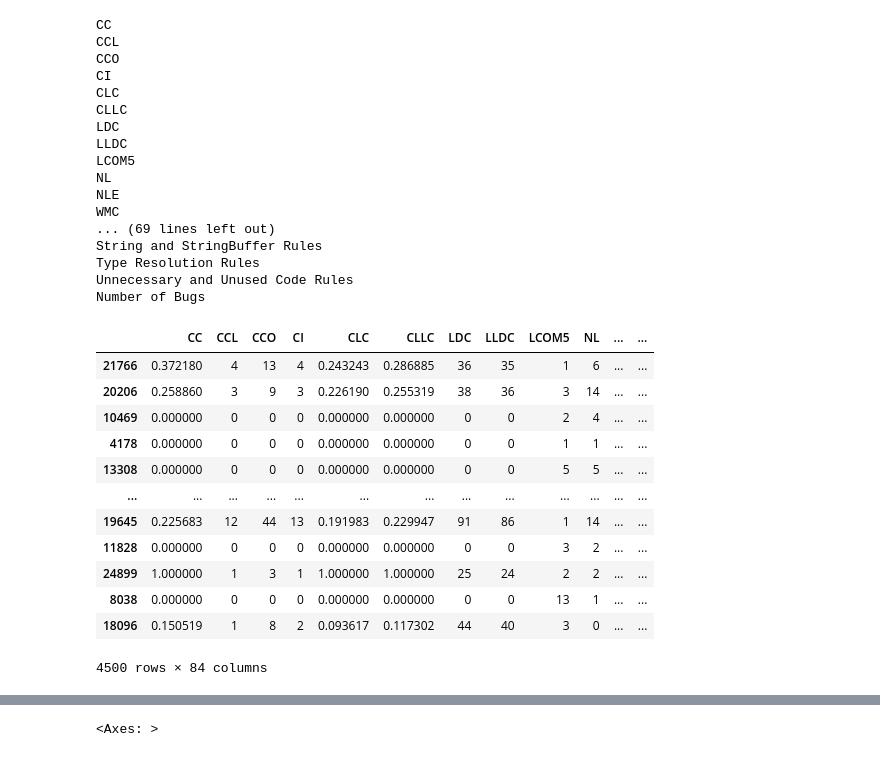
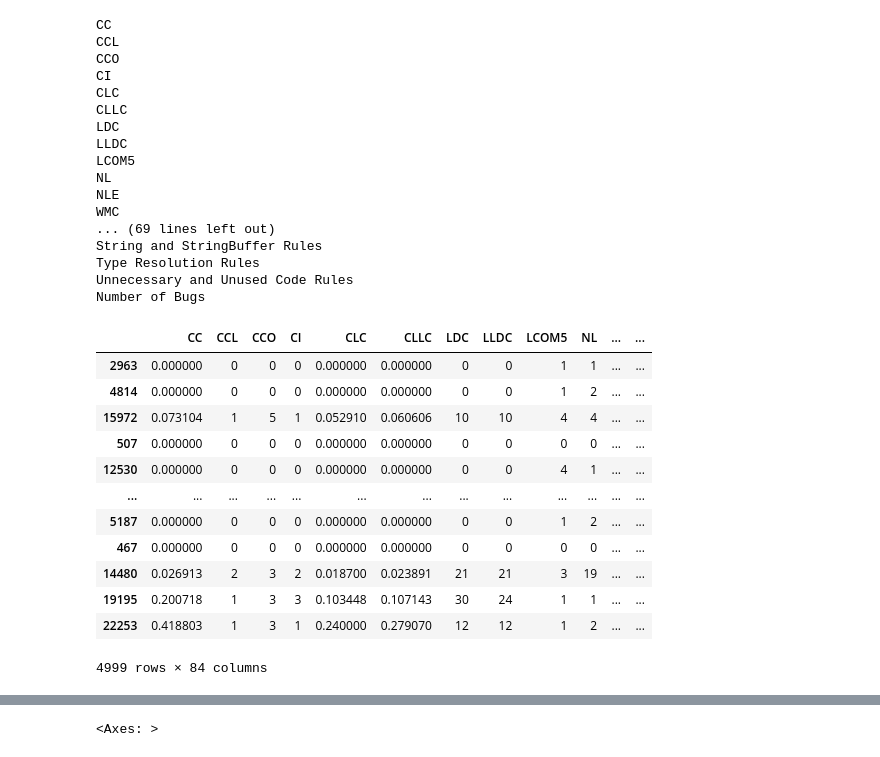
Before and after one commit to vajihe-ameri/predict-software-bugs-in-java-classes, a Jupyter notebook: proccess_df.ipynb, the cells around one changed output, grey strips where cells are left out. Drawn from its saved outputs; the diff is of its cells as text; code cells hidden in the pictures.

```diff
--- a/proccess_df.ipynb
+++ b/proccess_df.ipynb
@@ -241,19 +227,19 @@ test_resampled_NB = test_resampled.pop('Number of Bugs')
-# %%
-test_resampled
-# %% [output]
-|  | CC | CCL | CCO | CI | CLC | CLLC | LDC | LLDC | LCOM5 | NL | ... | ... |
-| 21766 | 0.372180 | 4 | 13 | 4 | 0.243243 | 0.286885 | 36 | 35 | 1 | 6 | ... | ... |
-| 20206 | 0.258860 | 3 | 9 | 3 | 0.226190 | 0.255319 | 38 | 36 | 3 | 14 | ... | ... |
-| 10469 | 0.000000 | 0 | 0 | 0 | 0.000000 | 0.000000 | 0 | 0 | 2 | 4 | ... | ... |
-| 4178 | 0.000000 | 0 | 0 | 0 | 0.000000 | 0.000000 | 0 | 0 | 1 | 1 | ... | ... |
-| 13308 | 0.000000 | 0 | 0 | 0 | 0.000000 | 0.000000 | 0 | 0 | 5 | 5 | ... | ... |
-| ... | ... | ... | ... | ... | ... | ... | ... | ... | ... | ... | ... | ... |
-| 19645 | 0.225683 | 12 | 44 | 13 | 0.191983 | 0.229947 | 91 | 86 | 1 | 14 | ... | ... |
-| 11828 | 0.000000 | 0 | 0 | 0 | 0.000000 | 0.000000 | 0 | 0 | 3 | 2 | ... | ... |
-| 24899 | 1.000000 | 1 | 3 | 1 | 1.000000 | 1.000000 | 25 | 24 | 2 | 2 | ... | ... |
-| 8038 | 0.000000 | 0 | 0 | 0 | 0.000000 | 0.000000 | 0 | 0 | 13 | 1 | ... | ... |
-| 18096 | 0.150519 | 1 | 8 | 2 | 0.093617 | 0.117302 | 44 | 40 | 3 | 0 | ... | ... |
-4500 rows × 84 columns
+# %%
+test_set
+# %% [output]
+|  | CC | CCL | CCO | CI | CLC | CLLC | LDC | LLDC | LCOM5 | NL | ... | ... |
+| 2963 | 0.000000 | 0 | 0 | 0 | 0.000000 | 0.000000 | 0 | 0 | 1 | 1 | ... | ... |
+| 4814 | 0.000000 | 0 | 0 | 0 | 0.000000 | 0.000000 | 0 | 0 | 1 | 2 | ... | ... |
+| 15972 | 0.073104 | 1 | 5 | 1 | 0.052910 | 0.060606 | 10 | 10 | 4 | 4 | ... | ... |
+| 507 | 0.000000 | 0 | 0 | 0 | 0.000000 | 0.000000 | 0 | 0 | 0 | 0 | ... | ... |
+| 12530 | 0.000000 | 0 | 0 | 0 | 0.000000 | 0.000000 | 0 | 0 | 4 | 1 | ... | ... |
+| ... | ... | ... | ... | ... | ... | ... | ... | ... | ... | ... | ... | ... |
+| 5187 | 0.000000 | 0 | 0 | 0 | 0.000000 | 0.000000 | 0 | 0 | 1 | 2 | ... | ... |
+| 467 | 0.000000 | 0 | 0 | 0 | 0.000000 | 0.000000 | 0 | 0 | 0 | 0 | ... | ... |
+| 14480 | 0.026913 | 2 | 3 | 2 | 0.018700 | 0.023891 | 21 | 21 | 3 | 19 | ... | ... |
+| 19195 | 0.200718 | 1 | 3 | 3 | 0.103448 | 0.107143 | 30 | 24 | 1 | 1 | ... | ... |
+| 22253 | 0.418803 | 1 | 3 | 1 | 0.240000 | 0.279070 | 12 | 12 | 1 | 2 | ... | ... |
+4999 rows × 84 columns
 # %%
 train_resampled
 # %% [output]
```
Also changed, not shown: parts of 17 cells of this notebook.
